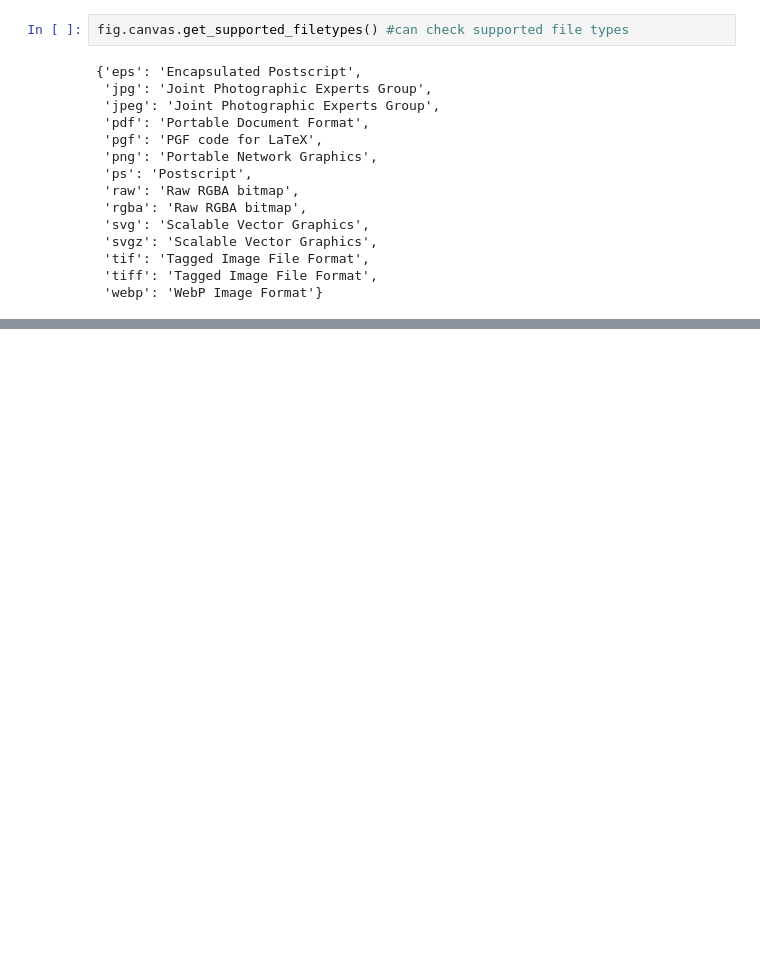
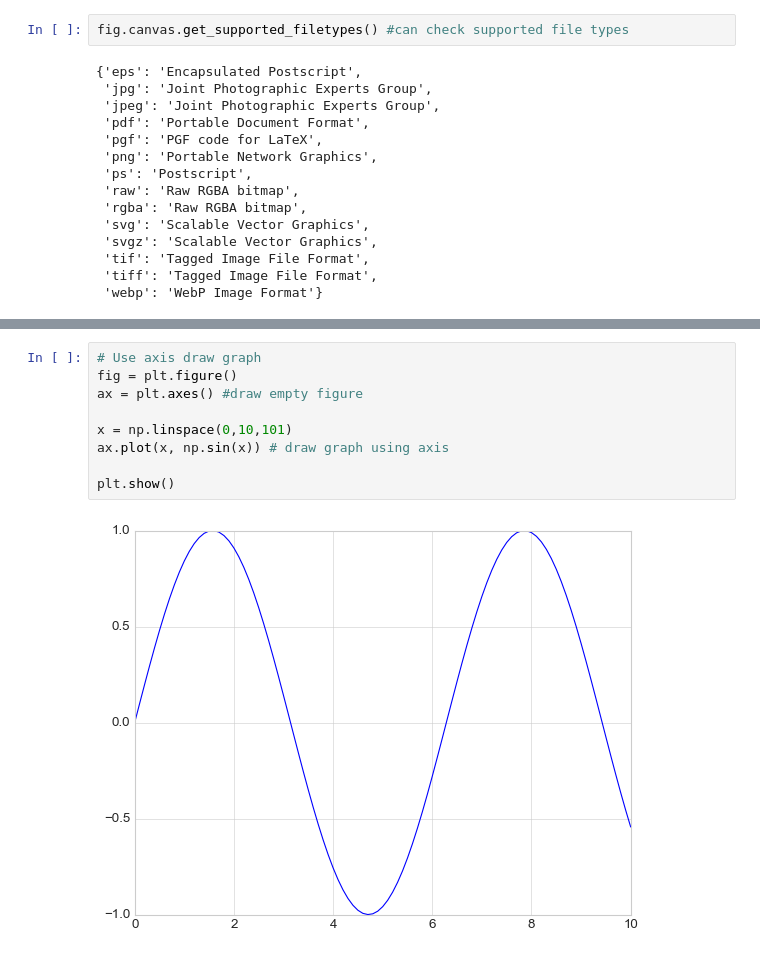
Before and after one commit to tak-jj/TIL, a Jupyter notebook: 2022-10-19/01.Matplotlib.ipynb, the cells around one changed output, grey strips where cells are left out. Drawn from its saved outputs; the diff is of its cells as text; blank space fills up the shorter version.

```diff
--- a/2022-10-19/01.Matplotlib.ipynb
+++ b/2022-10-19/01.Matplotlib.ipynb
@@ -66,0 +79,11 @@ fig.canvas.get_supported_filetypes() #can check supported file types
+# %%
+# Use axis draw graph
+fig = plt.figure()
+ax = plt.axes() #draw empty figure
+
+x = np.linspace(0,10,101)
+ax.plot(x, np.sin(x)) # draw graph using axis
+
+plt.show()
+# %% [output]
+[figure, added]
```
Also changed, not shown: parts of 15 cells of this notebook, 1 other file.
